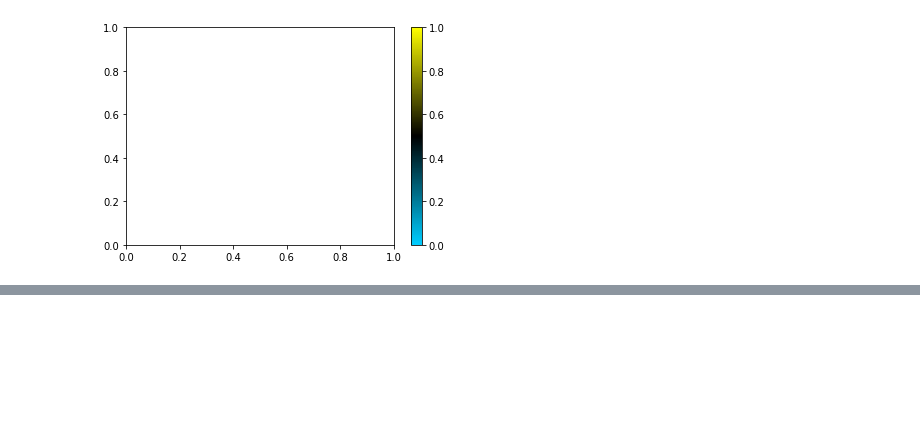
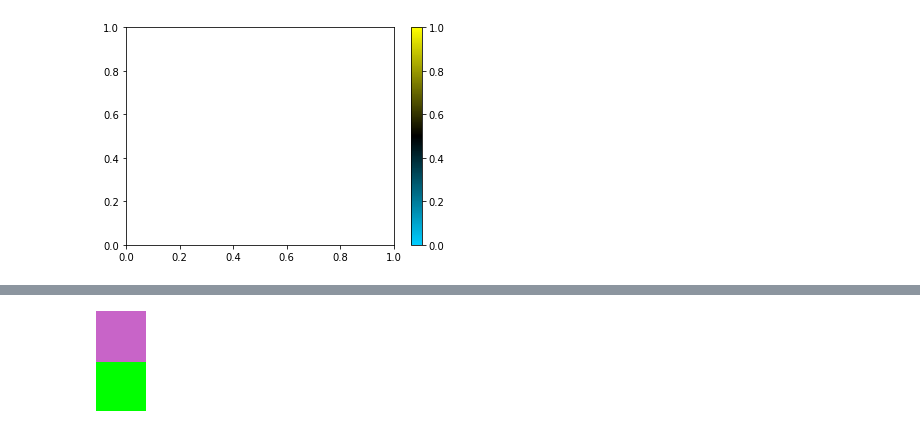
Before and after one commit to mr-usurper/aura_vis, a Jupyter notebook: aura_viz.ipynb, the cells around one changed output, grey strips where cells are left out. Saved outputs shown, nothing was run; the diff lists cells and outputs as text; code cells hidden in the pictures; blank space fills up the shorter version.

```diff
--- a/aura_viz.ipynb
+++ b/aura_viz.ipynb
@@ -379,0 +535,33 @@ fig.colorbar(cm.ScalarMappable(norm=colors.Normalize(),cmap=new_cmap),ax=ax)
+# %%
+import numpy as np
+import matplotlib.pyplot as plt
+from PIL import Image
+
+w = 50
+h = 100
+mood1 = mood1_value
+mood2 = mood2_value
+i = 0
+j = 0
+
+#the vertical stretch is dependent on the percentage of that mood out of overall moods
+#core colors are for the ribbons that will be added later
+#secondary colors are the ones used in the gradient
+
+array = np.zeros([h, w, 3], dtype=np.uint8)
+
+for i in range(0, mood1):
+  for j in range(w):
+    array[i,j] = [200, 100, 200]
+
+for i in range(mood1, h):
+  for j in range(w):
+    array[i,j] = [0, 255, 0]
+
+img = Image.fromarray(array)
+
+img
+
+#-------------------------------------------------#
+# %% [output]
+[figure, added]
```
Also changed, not shown: parts of 7 cells of this notebook.
